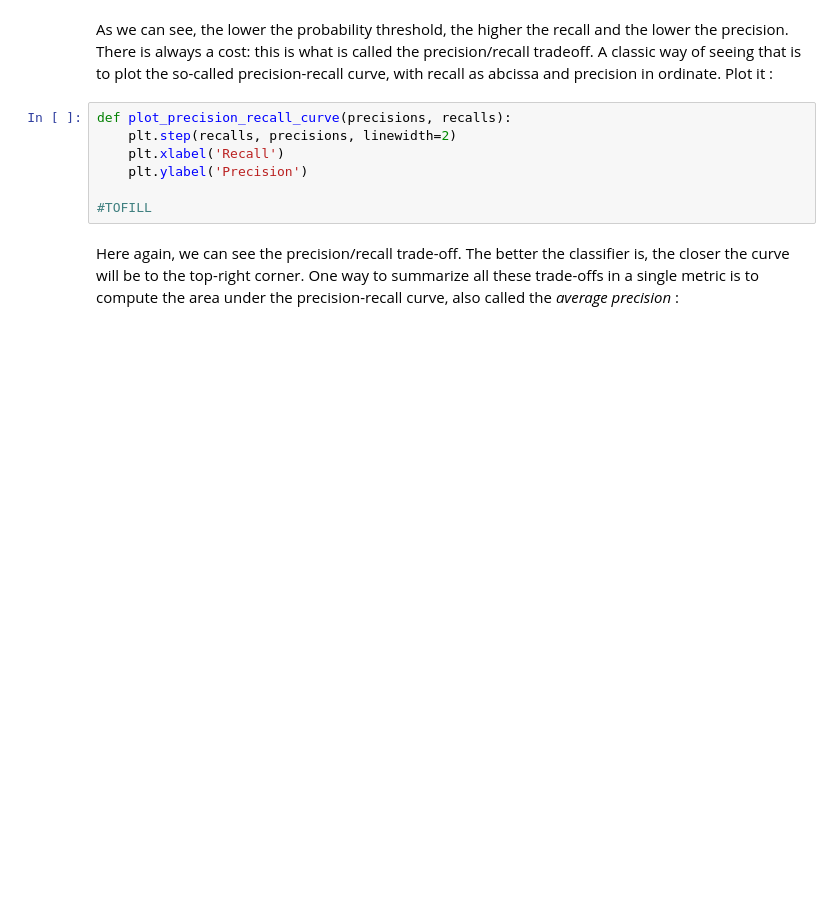
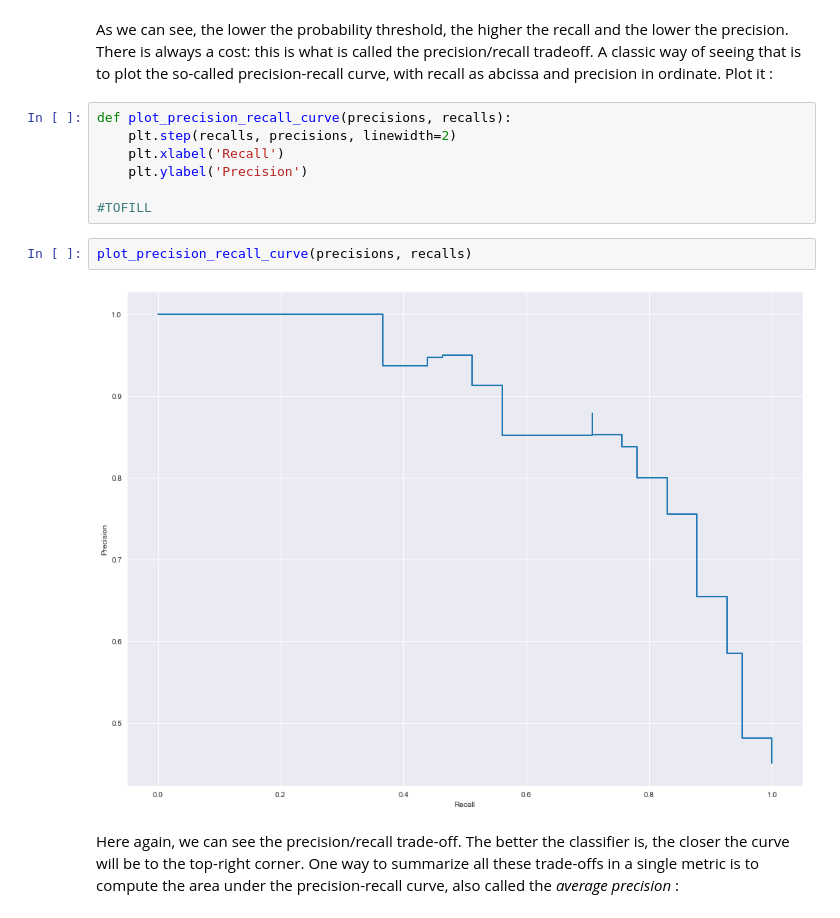
Before and after one commit to ManuLabricole/CDN-MachineLearning, a Jupyter notebook: ML2/notebooks/Machine_Learning_2.1_Classification.ipynb, the cells around one changed output. Saved outputs shown, nothing was run; the diff lists cells and outputs as text; blank space fills up the shorter version.

```diff
--- a/ML2/notebooks/Machine_Learning_2.1_Classification.ipynb
+++ b/ML2/notebooks/Machine_Learning_2.1_Classification.ipynb
@@ -608,6 +633,10 @@ def plot_precision_recall_curve(precisions, recalls):
     plt.ylabel('Precision')
 
 #TOFILL
+# %%
+plot_precision_recall_curve(precisions, recalls)
+# %% [output]
+[figure, added]
 # %% [markdown]
 Here again, we can see the precision/recall trade-off. The better the classifier is, the closer the curve will be to the top-right corner. One way to summarize all these trade-offs in a single metric is to compute the area under the precision-recall curve, also called the *average precision* :
 # %%
```
Also changed, not shown: parts of 12 cells of this notebook, 1 other file.
